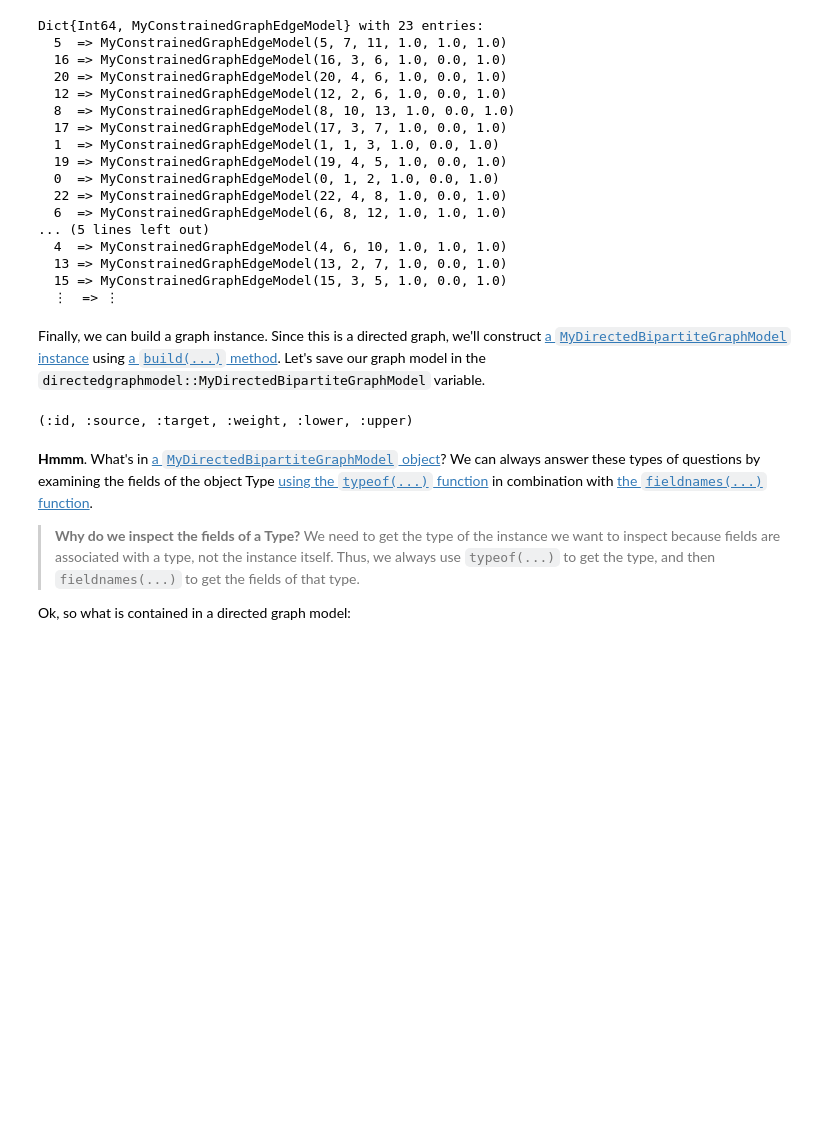
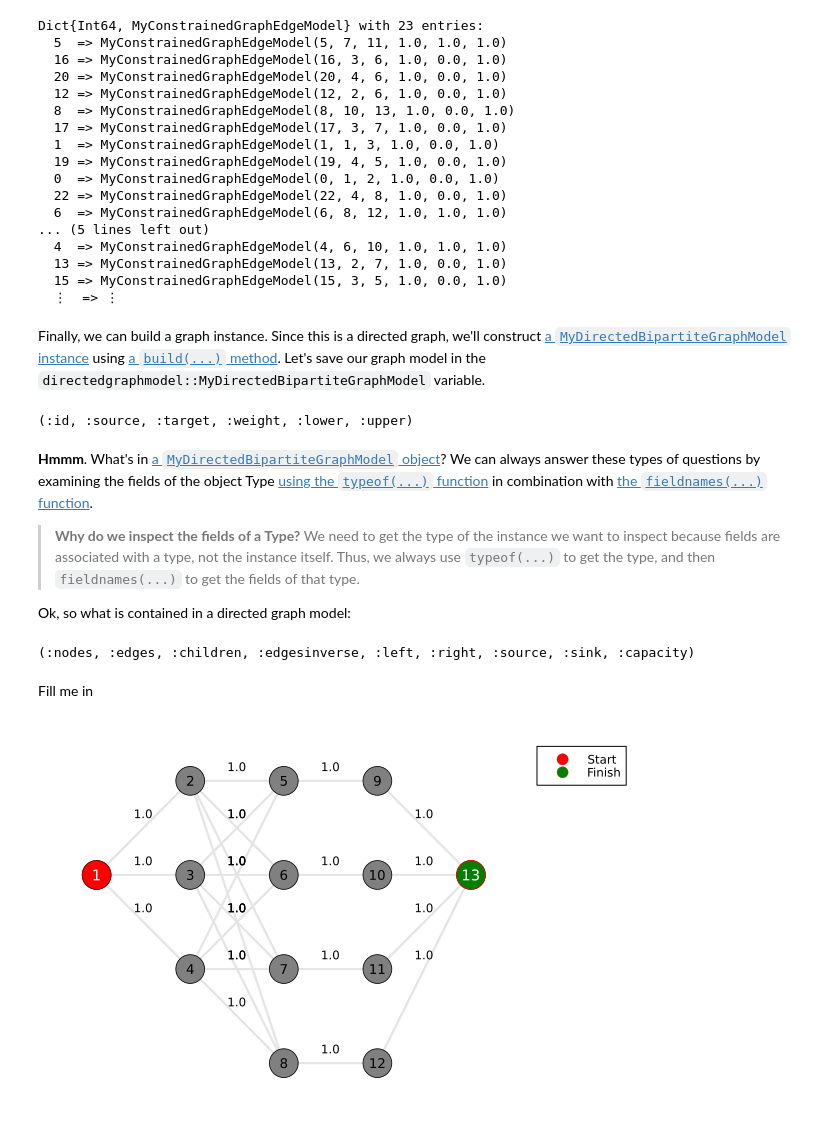
Before and after one commit to varnerlab/CHEME-140-eCornell-Repository, a Jupyter notebook: courses/CHEME-143/module-3/CHEME-143-M3-FF-MaxFlow-Ungraded-Codio-Activity.ipynb, the cells around one changed output. Drawn from its saved outputs; the diff is of its cells as text; code cells hidden in the pictures; blank space fills up the shorter version.

```diff
--- a/courses/CHEME-143/module-3/CHEME-143-M3-FF-MaxFlow-Ungraded-Codio-Activity.ipynb
+++ b/courses/CHEME-143/module-3/CHEME-143-M3-FF-MaxFlow-Ungraded-Codio-Activity.ipynb
@@ -116,3 +146,66 @@ __Hmmm__. What's in [a `MyDirectedBipartiteGraphModel` object](https://varnerlab
 > __Why do we inspect the fields of a Type?__ We need to get the type of the instance we want to inspect because fields are associated with a type, not the instance itself. Thus, we always use `typeof(...)` to get the type, and then `fieldnames(...)` to get the fields of that type.
 
 Ok, so what is contained in a directed graph model:
+# %%
+typeof(directedgraphmodel) |> T -> fieldnames(T) # We get the type T, then we get the field names of T
+# %% [output]
+(:nodes, :edges, :children, :edgesinverse, :left, :right, :source, :sink, :capacity)
+# %% [markdown]
+Fill me in
+# %%
+let
+
+    # initialize -
+    base_graphmodel = directedgraphmodel;
+    source_node = 1; # this is where we start
+    target_node = 13; # this is where we want to go
+
+    # draw -
+    q = plot();
+    for (k,v) ∈ base_graphmodel.edgesinverse
+
+        # now, get the source,target node index for this edge
+        s = v[1];
+        t = v[2];
+        # draw baseline edge
+        plot!([node_coordinates[s,1], node_coordinates[t,1]],[node_coordinates[s,2], node_coordinates[t,2]], arrow=true, color=:gray90, lw=2, label="")
+
+        # add weight annotation to edges -
+        mx = (node_coordinates[s,1] + node_coordinates[t,1]) / 2
+        my = (node_coordinates[s,2] + node_coordinates[t,2]) / 2
+        c = round(base_graphmodel.edges[(s,t)], digits=2)
+        annotate!(mx, my + 0.15, text(string(c), 8, :black))
+    end
+    scatter!(node_coordinates[:,1], node_coordinates[:,2], axis=nothing, border=:none, label="", c=:gray, ms=16)
+
+
+    scatter!([node_coordinates[source_node,1]], [node_coordinates[source_node,2]],
+             c=:red, ms=16, markerstroke=2, markerstrokecolor=:darkred,
+             label="Start")
+
+    scatter!([node_coordinates[target_node,1]], [node_coordinates[target_node,2]],
+             c=:green, ms=16, markerstroke=2, markerstrokecolor=:red,
+             label="Finish")
+
+    # number the nodes -
+    n_nodes = size(node_coordinates, 1)
+    for i in 1:n_nodes
+        x = node_coordinates[i,1]
+        y = node_coordinates[i,2]
+        if i == source_node || i == target_node
+            # white text for the red source node
+            annotate!(x, y, text(string(i), 10, :white))
+        else
+            # black text for other nodes
+            annotate!(x, y, text(string(i), 9, :black))
+        end
+    end
+
+    # set the global plot attributes
+    plot!(axis=nothing, border=:none, legend=:outertopright, legendfontsize=8,
+          background_color=:white, xlim=(9.5, 14.5), ylim=(7.5, 11.5))
+
+    current() # show the current plot
+end
+# %% [output]
+[figure, added]
```
Also changed, not shown: parts of 15 cells of this notebook, 1 other file.
